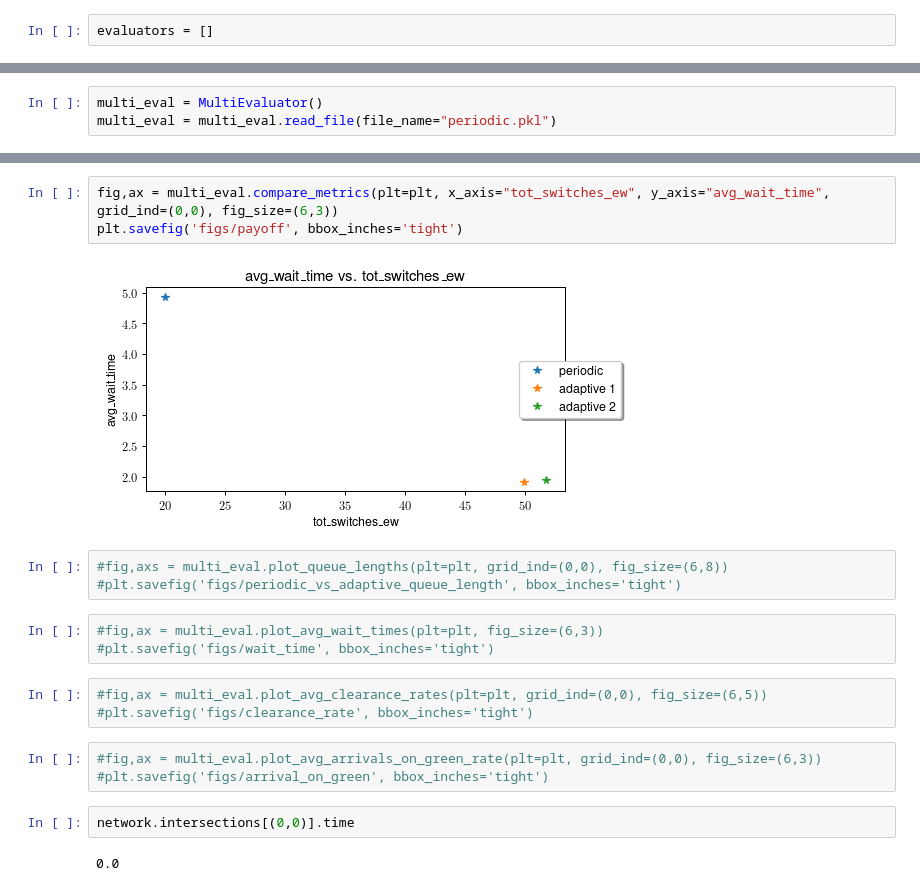
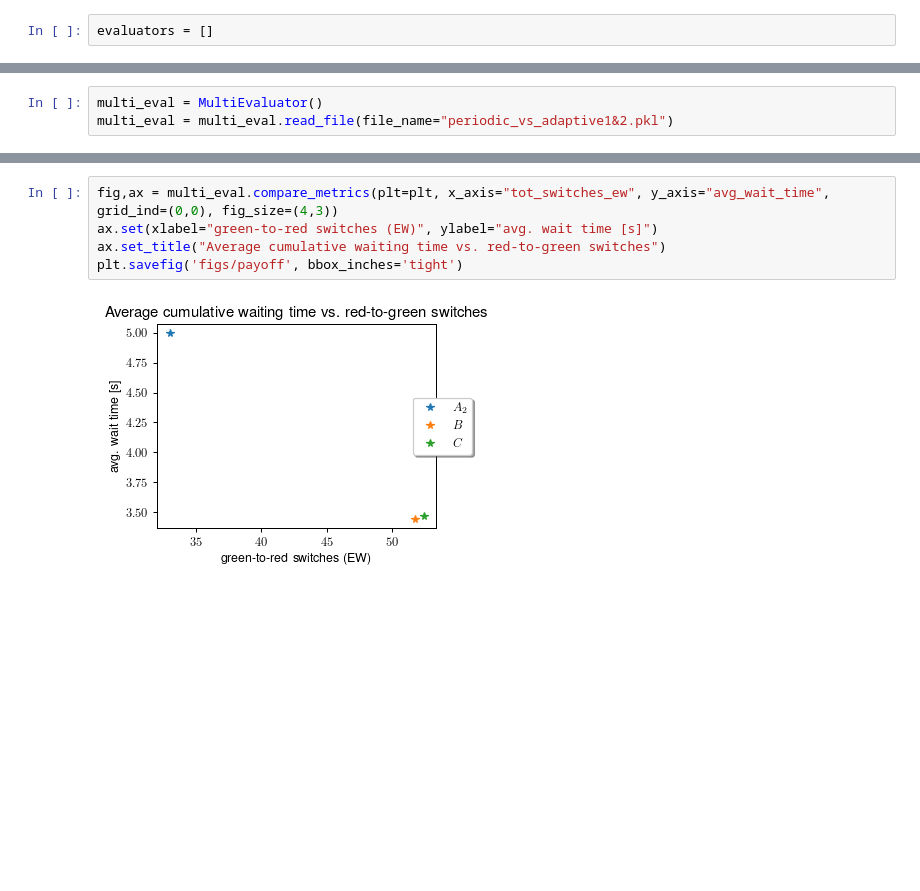
Before and after one commit to KingJohanna/vehicle-traffic-congestion-control, a Jupyter notebook: Evaluation_1x1.ipynb, the cells around one changed output, grey strips where cells are left out. Saved outputs shown, nothing was run; the diff lists cells and outputs as text; blank space fills up the shorter version.

```diff
--- a/Evaluation_1x1.ipynb
+++ b/Evaluation_1x1.ipynb
@@ -82,3 +119,3 @@ multi_eval.save_to_file(file_name="periodic_vs_adaptive1&2.pkl")
 # %%
 multi_eval = MultiEvaluator()
-multi_eval = multi_eval.read_file(file_name="periodic.pkl")
+multi_eval = multi_eval.read_file(file_name="periodic_vs_adaptive1&2.pkl")
@@ -100,21 +136,7 @@ plt.savefig('figs/wait_times', bbox_inches='tight')
 # %%
-fig,ax = multi_eval.compare_metrics(plt=plt, x_axis="tot_switches_ew", y_axis="avg_wait_time", grid_ind=(0,0), fig_size=(6,3))
+fig,ax = multi_eval.compare_metrics(plt=plt, x_axis="tot_switches_ew", y_axis="avg_wait_time", grid_ind=(0,0), fig_size=(4,3))
+ax.set(xlabel="green-to-red switches (EW)", ylabel="avg. wait time [s]")
+ax.set_title("Average cumulative waiting time vs. red-to-green switches")
 plt.savefig('figs/payoff', bbox_inches='tight')
 # %% [output]
-[figure, old version]
+[figure, new version]
-# %%
-#fig,axs = multi_eval.plot_queue_lengths(plt=plt, grid_ind=(0,0), fig_size=(6,8))
-#plt.savefig('figs/periodic_vs_adaptive_queue_length', bbox_inches='tight')
-# %%
-#fig,ax = multi_eval.plot_avg_wait_times(plt=plt, fig_size=(6,3))
-#plt.savefig('figs/wait_time', bbox_inches='tight')
-# %%
-#fig,ax = multi_eval.plot_avg_clearance_rates(plt=plt, grid_ind=(0,0), fig_size=(6,5))
-#plt.savefig('figs/clearance_rate', bbox_inches='tight')
-# %%
-#fig,ax = multi_eval.plot_avg_arrivals_on_green_rate(plt=plt, grid_ind=(0,0), fig_size=(6,3))
-#plt.savefig('figs/arrival_on_green', bbox_inches='tight')
-# %%
-network.intersections[(0,0)].time
-# %% [output]
-0.0
```
Also changed, not shown: parts of 11 cells of this notebook, 6 other files.
